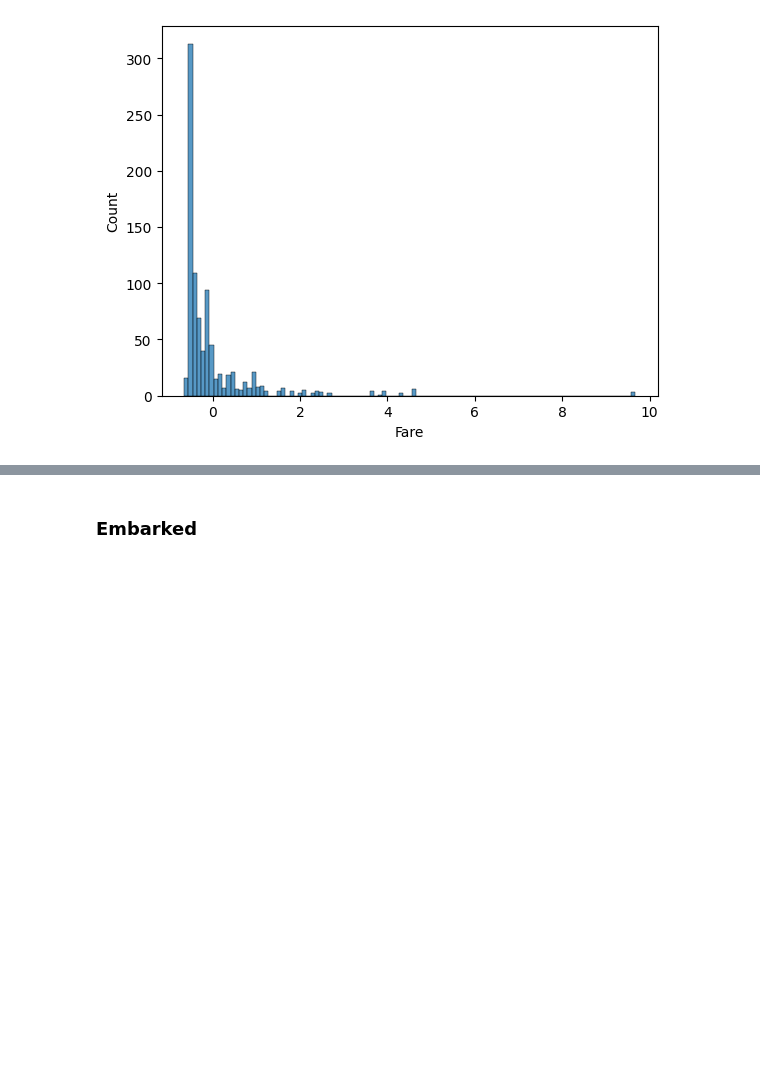
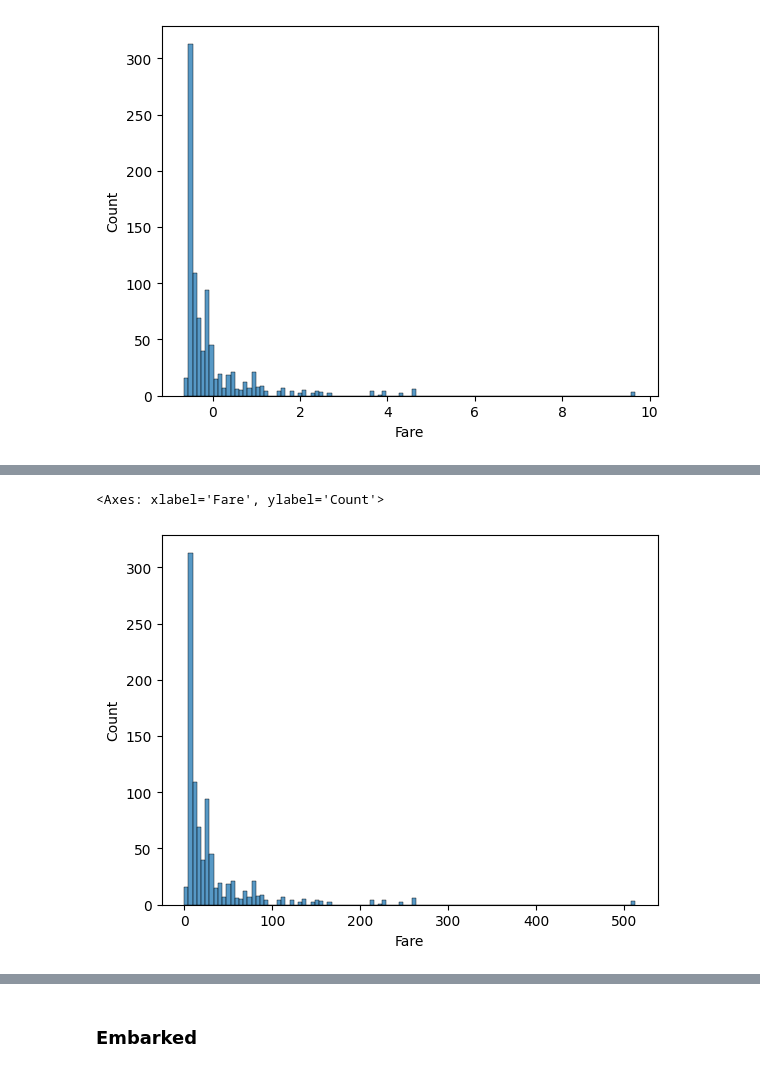
Before and after one commit to JuanPedroMarquez/Proyecto-Final-1_Titanic, a Jupyter notebook: Proyecto 1. Titanic/Ejercicio 3. Proyecto Titanic.ipynb, the cells around one changed output, grey strips where cells are left out. Saved outputs shown, nothing was run; the diff lists cells and outputs as text; code cells hidden in the pictures; blank space fills up the shorter version.

```diff
--- a/Proyecto 1. Titanic/Ejercicio 3. Proyecto Titanic.ipynb
+++ b/Proyecto 1. Titanic/Ejercicio 3. Proyecto Titanic.ipynb
@@ -336,0 +389,9 @@ fare_knn = sns.histplot(df_Age_knn['Fare'])
+# %%
+df2 = df_Age_knn.copy()  # Renombramos el dataframe para resumir el nombre.
+df2 = pd.DataFrame(df2)  # Convertimos el dataframe en un objeto de tipo DataFrame.
+df2["Fare"] = df["Fare"] # Deshacemos la normalización retornando los valores originales de la tarifa.
+# %%
+sns.histplot(df2['Fare'])
+# %% [output]
+<Axes: xlabel='Fare', ylabel='Count'>
+[figure, added]
```
Also changed, not shown: parts of 55 cells of this notebook.
